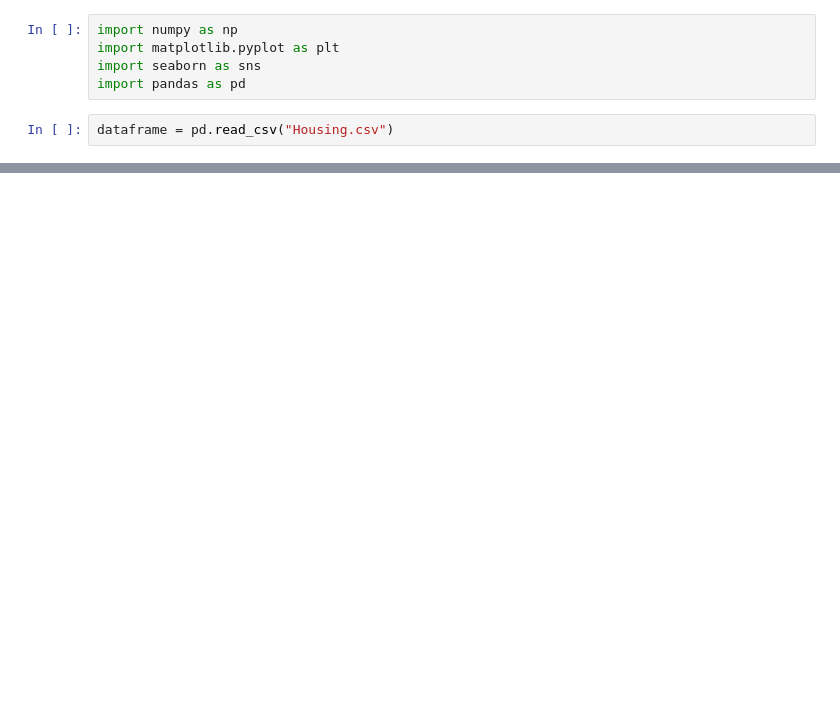
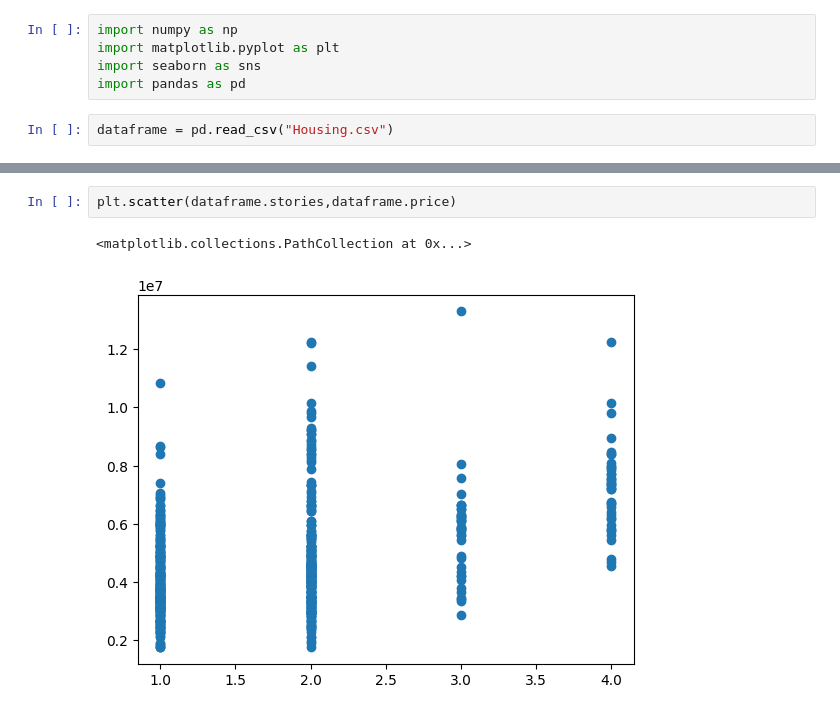
Before and after one commit to Karthic0/data-science-projects, a Jupyter notebook: house price/data science.ipynb, the cells around one changed output, grey strips where cells are left out. Drawn from its saved outputs; the diff is of its cells as text; blank space fills up the shorter version.

```diff
--- a/house price/data science.ipynb
+++ b/house price/data science.ipynb
@@ -13,0 +60,5 @@ dataframe.head(2)
+# %%
+plt.scatter(dataframe.stories,dataframe.price)
+# %% [output]
+<matplotlib.collections.PathCollection at 0x...>
+[figure, added]
```
Also changed, not shown: parts of 8 cells of this notebook.
